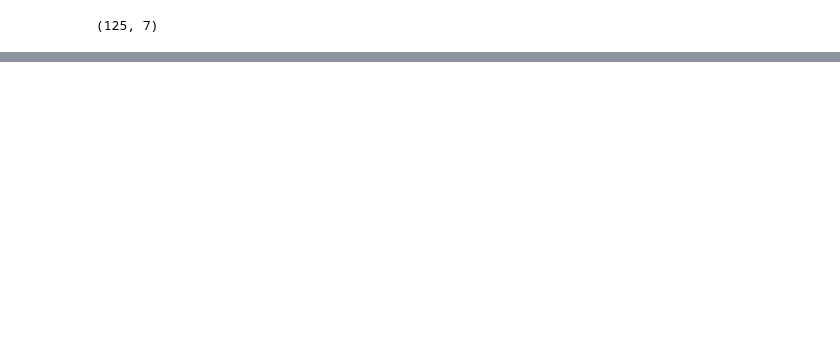
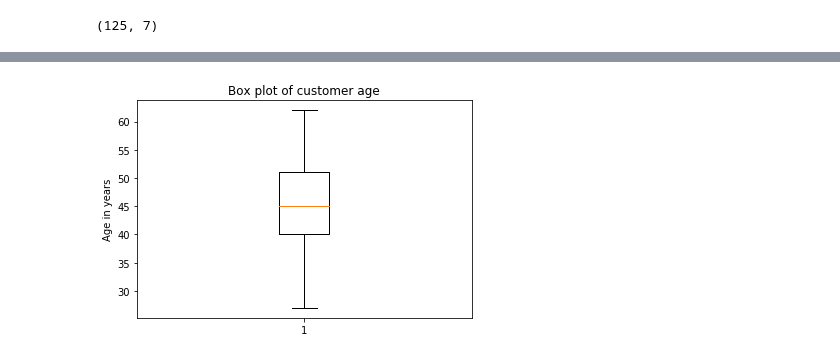
Before and after one commit to mikequaid/Proj-Prog, a Jupyter notebook: Simulation.ipynb, the cells around one changed output, grey strips where cells are left out. Saved outputs shown, nothing was run; the diff lists cells and outputs as text; code cells hidden in the pictures; blank space fills up the shorter version.

```diff
--- a/Simulation.ipynb
+++ b/Simulation.ipynb
@@ -244,0 +251,12 @@ ValueError: array length 125 does not match index length 9
+# %%
+# display customer ages using a boxplot
+# this displays the age of the middle 50% of customers in the box (very early 40's to 50)
+# there is a large spread of ages in the first and fourth quartiles
+
+data_age=age
+plt.ylabel('Age in years') # title of the y axis
+t = plt.title('Box plot of customer age') # title of the plot
+plt.boxplot(data_age)
+plt.show()
+# %% [output]
+[figure, added]
```
Also changed, not shown: parts of 32 cells of this notebook, 2 other files.
